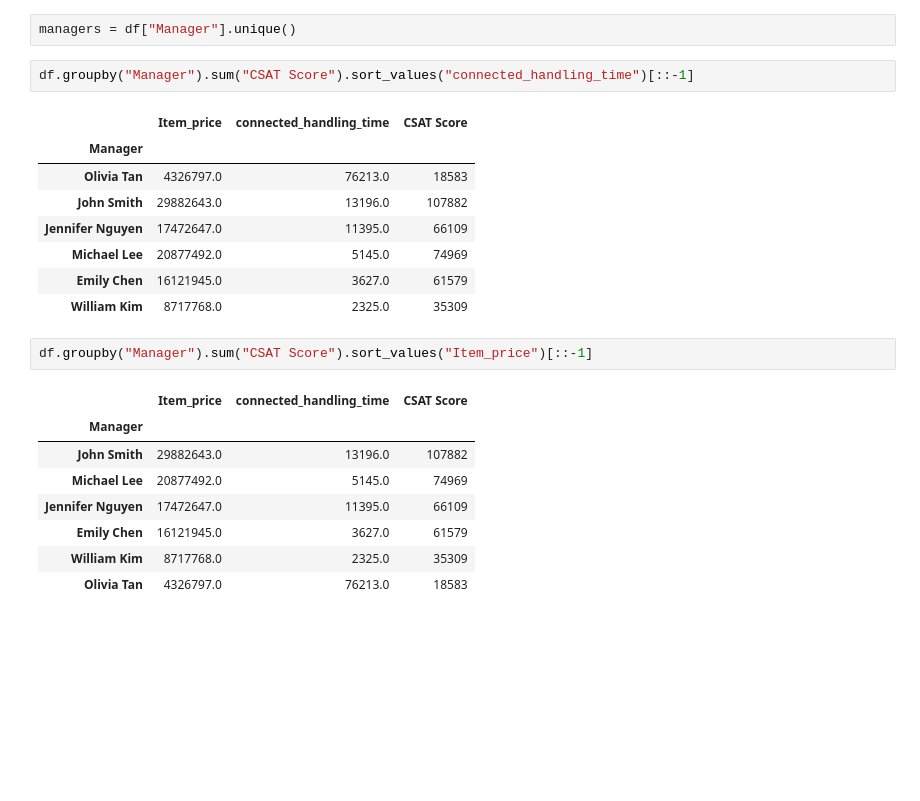
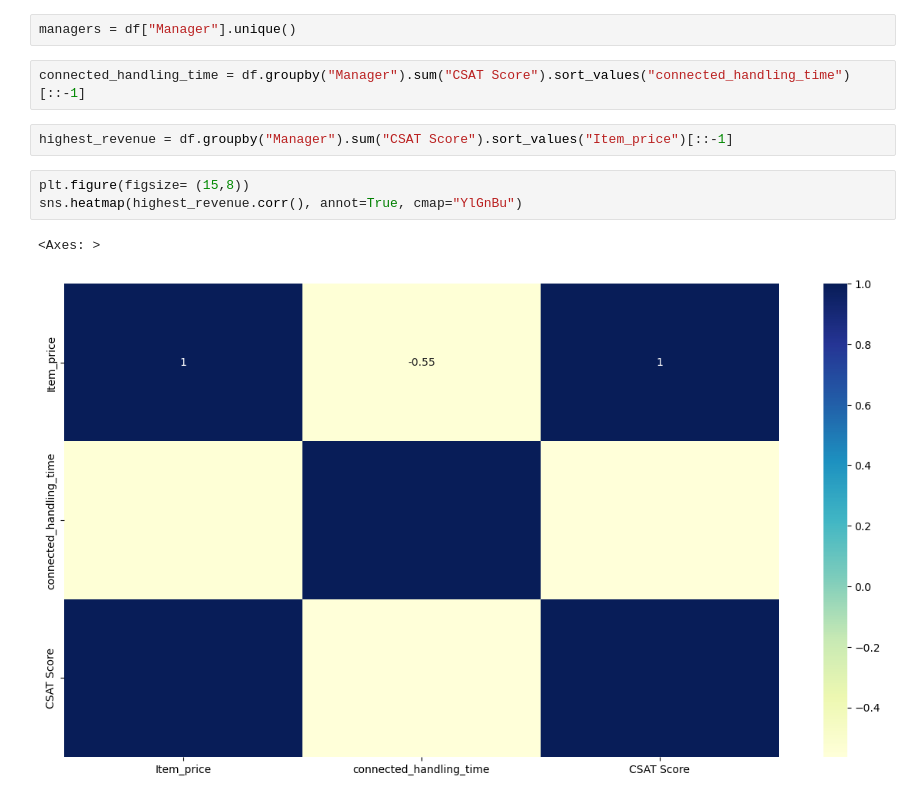
Before and after one commit to MaukanMir/Customer-Support-Classifer, a Jupyter notebook: training.ipynb, the cells around one changed output. Saved outputs shown, nothing was run; the diff lists cells and outputs as text; blank space fills up the shorter version.

Commit message:
Adding new scatter plots

```diff
--- a/training.ipynb
+++ b/training.ipynb
@@ -30,24 +32,12 @@ array(['On Job Training', '>90', '0-30', '31-60', '61-90'], dtype=object)
 # %%
 managers = df["Manager"].unique()
 # %%
-df.groupby("Manager").sum("CSAT Score").sort_values("connected_handling_time")[::-1]
+connected_handling_time = df.groupby("Manager").sum("CSAT Score").sort_values("connected_handling_time")[::-1]
-# %% [output]
-|  | Item_price | connected_handling_time | CSAT Score |
-| Manager |  |  |  |
-| Olivia Tan | 4326797.0 | 76213.0 | 18583 |
-| John Smith | 29882643.0 | 13196.0 | 107882 |
-| Jennifer Nguyen | 17472647.0 | 11395.0 | 66109 |
-| Michael Lee | 20877492.0 | 5145.0 | 74969 |
-| Emily Chen | 16121945.0 | 3627.0 | 61579 |
-| William Kim | 8717768.0 | 2325.0 | 35309 |
 # %%
-df.groupby("Manager").sum("CSAT Score").sort_values("Item_price")[::-1]
+highest_revenue = df.groupby("Manager").sum("CSAT Score").sort_values("Item_price")[::-1]
-# %% [output]
-|  | Item_price | connected_handling_time | CSAT Score |
-| Manager |  |  |  |
-| John Smith | 29882643.0 | 13196.0 | 107882 |
-| Michael Lee | 20877492.0 | 5145.0 | 74969 |
-| Jennifer Nguyen | 17472647.0 | 11395.0 | 66109 |
-| Emily Chen | 16121945.0 | 3627.0 | 61579 |
-| William Kim | 8717768.0 | 2325.0 | 35309 |
-| Olivia Tan | 4326797.0 | 76213.0 | 18583 |
+# %%
+plt.figure(figsize= (15,8))
+sns.heatmap(highest_revenue.corr(), annot=True, cmap="YlGnBu")
+# %% [output]
+<Axes: >
+[figure, added]
```
Also changed, not shown: parts of 2 cells of this notebook.
